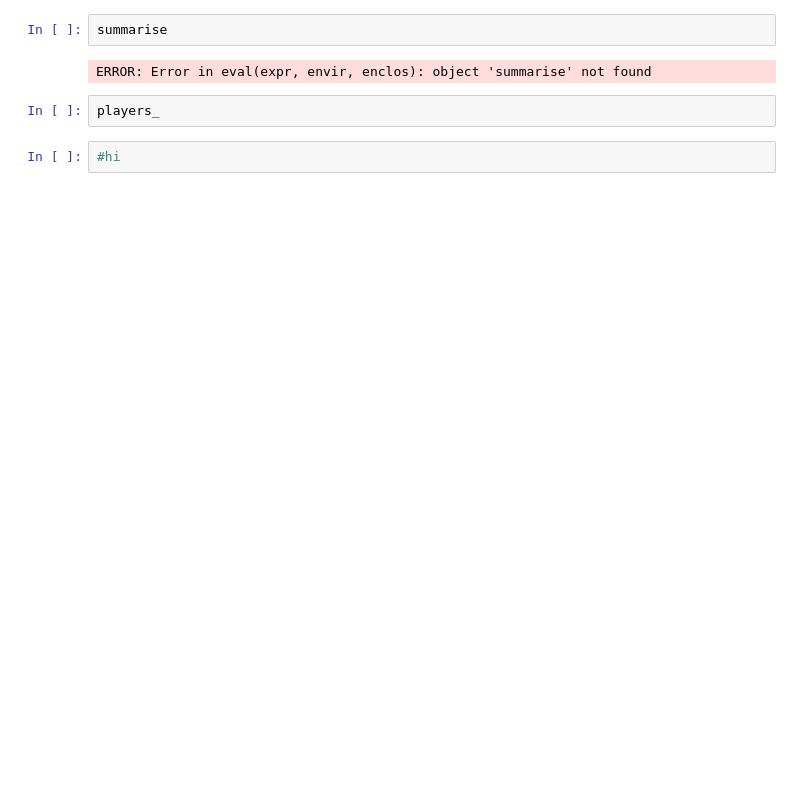
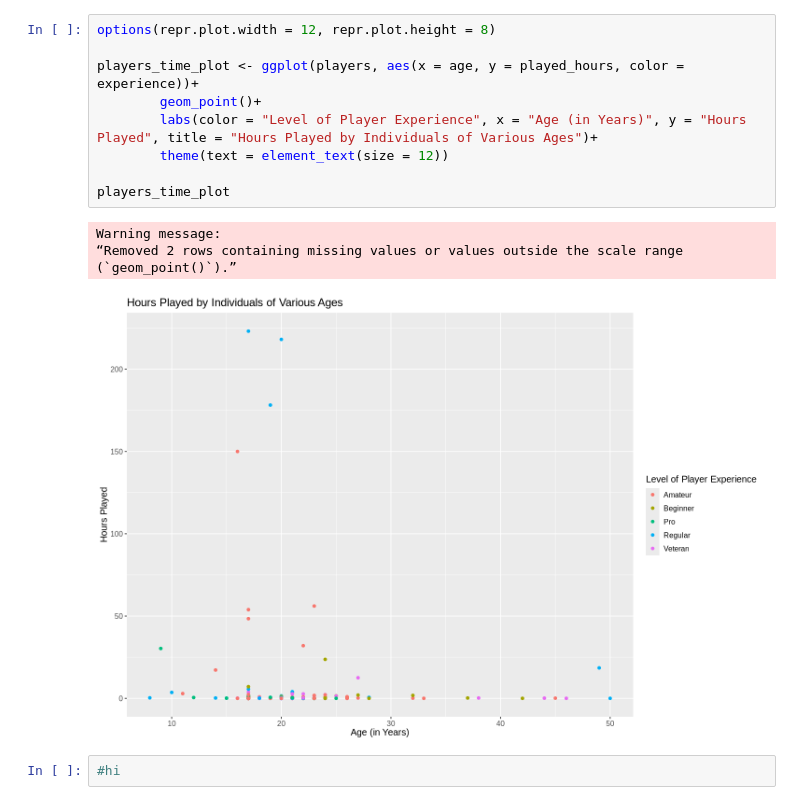
Before and after one commit to zoevanmontfort/Group_Project, a Jupyter notebook: Untitled.ipynb, the cells around one changed output. Drawn from its saved outputs; the diff is of its cells as text; blank space fills up the shorter version.

```diff
--- a/Untitled.ipynb
+++ b/Untitled.ipynb
@@ -85,9 +160,17 @@ A spec_tbl_df: 14 × 7
 | Pro | TRUE | d9473710057f7d42f36570f0be83817a4... | 0.2 | Ahmed | Other | NA |
 # %%
-summarise
+options(repr.plot.width = 12, repr.plot.height = 8)
+
+players_time_plot <- ggplot(players, aes(x = age, y = played_hours, color = experience))+
+        geom_point()+
+        labs(color = "Level of Player Experience", x = "Age (in Years)", y = "Hours Played", title = "Hours Played by Individuals of Various Ages")+
+        theme(text = element_text(size = 12))
+
+players_time_plot
 # %% [output]
-ERROR: Error in eval(expr, envir, enclos): object 'summarise' not found
+Warning message:
+“Removed 2 rows containing missing values or values outside the scale range
+(`geom_point()`).”
+[figure, added]
-# %%
-players_
 # %%
 #hi
```
Also changed, not shown: parts of 5 cells of this notebook.
